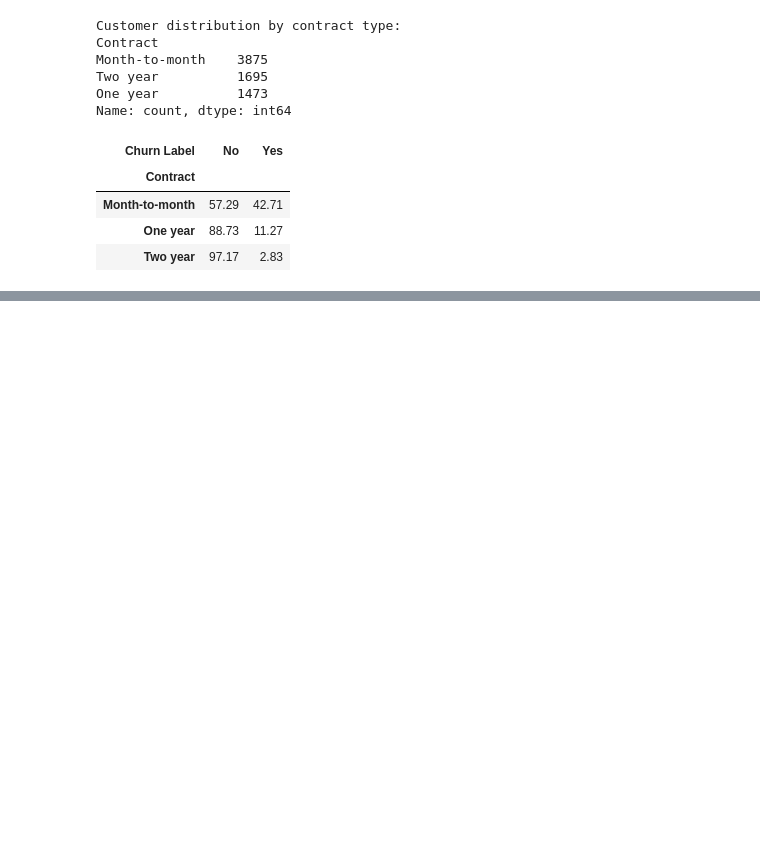
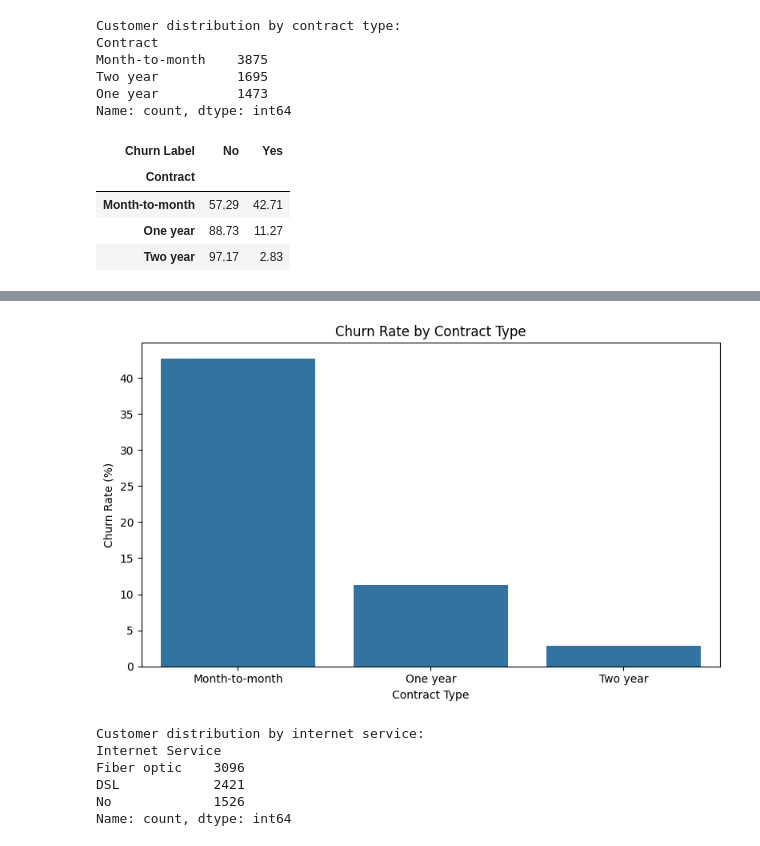
Before and after one commit to AchalaSharma/churn-prediction-project, a Jupyter notebook: notebooks/01_Data_Understanding_and_Initial_EDA.ipynb, the cells around one changed output, grey strips where cells are left out. Cells and saved outputs as stored; diff of their text form; code cells hidden in the pictures; blank space fills up the shorter version.

```diff
--- a/notebooks/01_Data_Understanding_and_Initial_EDA.ipynb
+++ b/notebooks/01_Data_Understanding_and_Initial_EDA.ipynb
@@ -429,0 +438,33 @@ contract_churn_rate.round(2)
+# %%
+# Visualize churn rate by contract type
+
+contract_churn_yes = contract_churn_rate['Yes'].sort_values(ascending=False)
+
+plt.figure(figsize=(8, 5))
+
+sns.barplot(
+    x=contract_churn_yes.index,
+    y=contract_churn_yes.values
+)
+
+plt.title('Churn Rate by Contract Type')
+plt.xlabel('Contract Type')
+plt.ylabel('Churn Rate (%)')
+
+plt.tight_layout()
+plt.show()
+# %% [output]
+[figure, added]
+# %%
+# Count customers by internet service type
+internet_service_counts = df['Internet Service'].value_counts()
+
+print("Customer distribution by internet service:")
+print(internet_service_counts)
+# %% [output]
+Customer distribution by internet service:
+Internet Service
+Fiber optic    3096
+DSL            2421
+No             1526
+Name: count, dtype: int64
```
Also changed, not shown: parts of 34 cells of this notebook.
